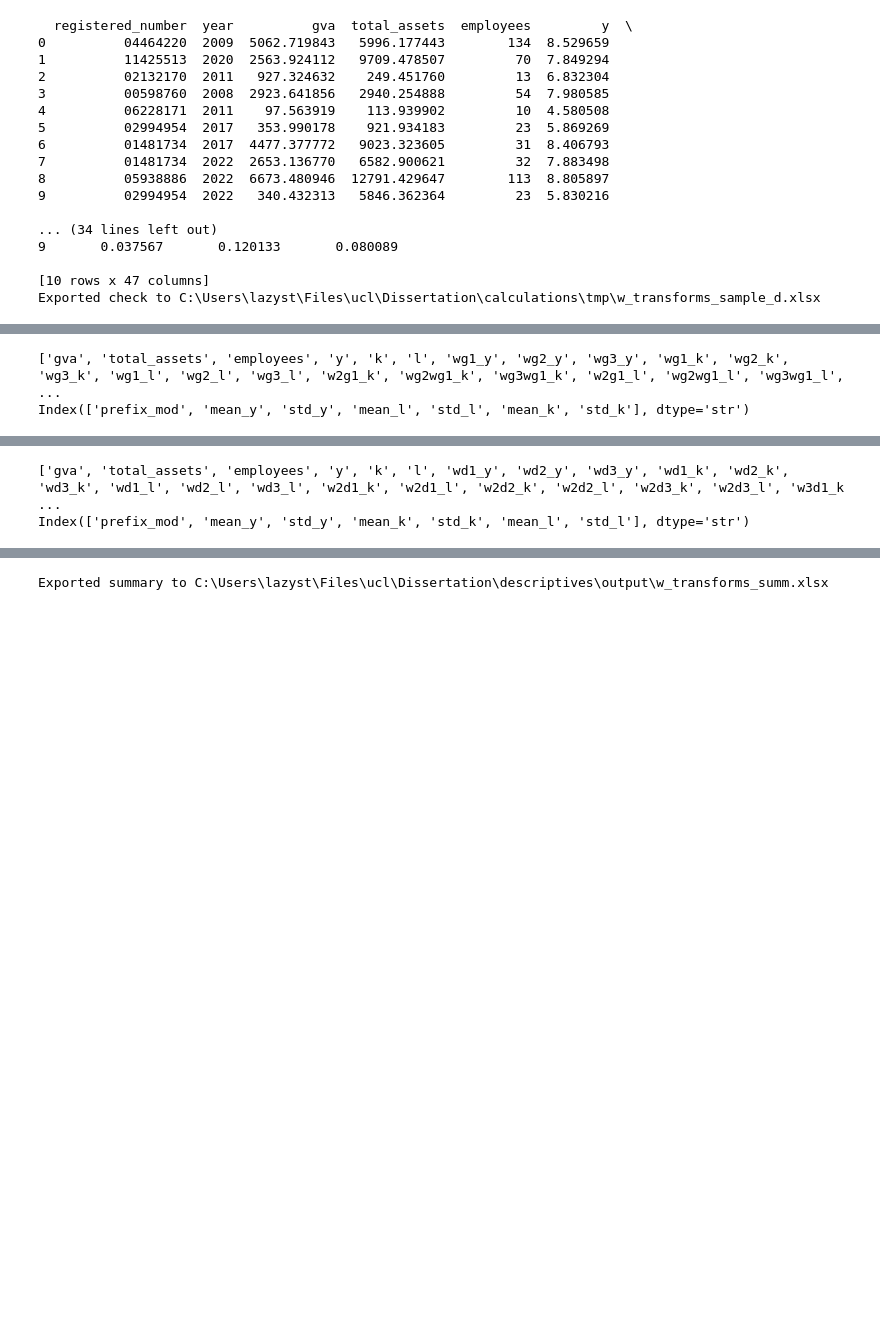
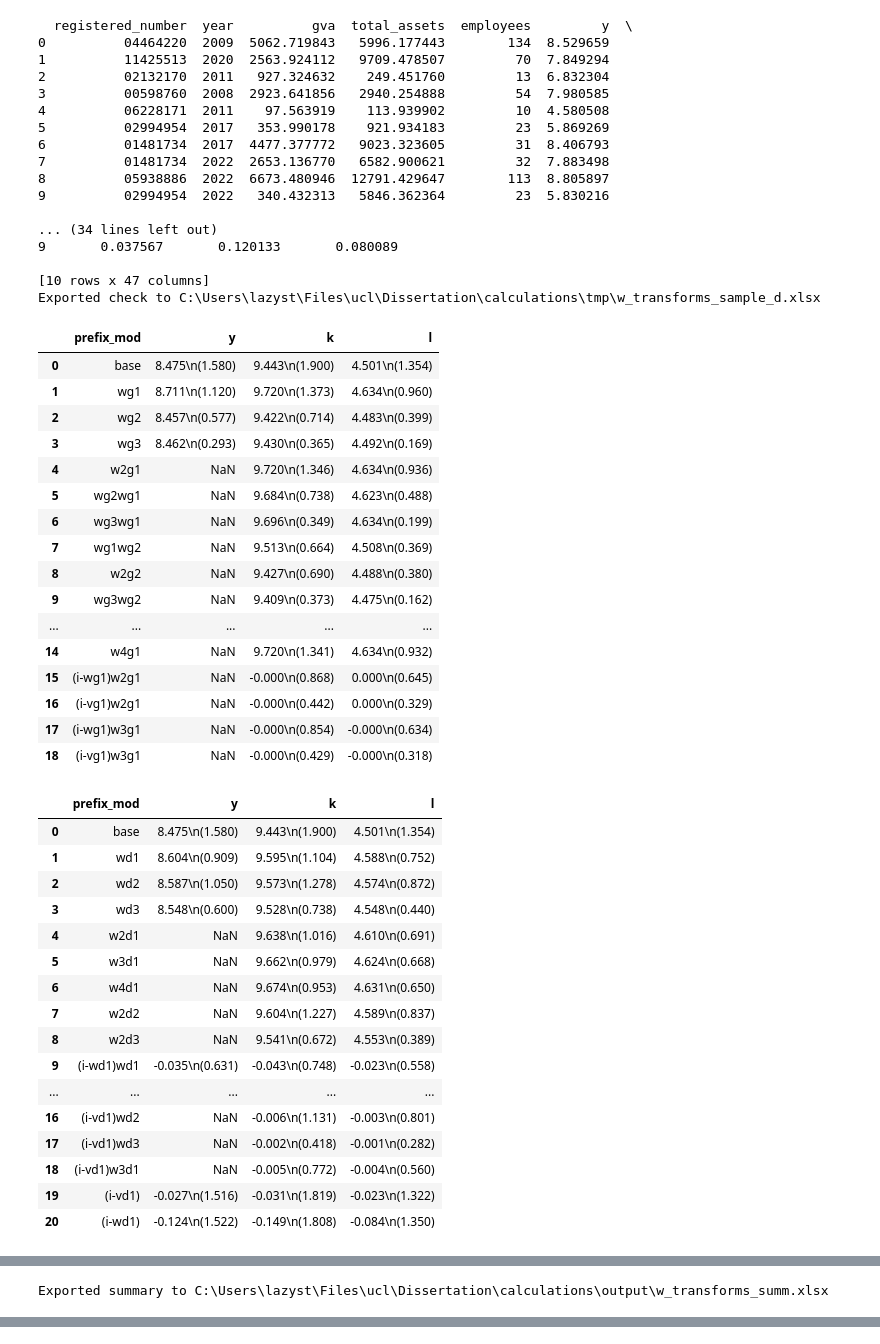
Before and after one commit to aloysiuslip/ucl-diss-ECON0079, a Jupyter notebook: calculations/src/main_5_w_transforms.ipynb, the cells around one changed output, grey strips where cells are left out. Saved outputs shown, nothing was run; the diff lists cells and outputs as text; code cells hidden in the pictures; blank space fills up the shorter version.

Commit message:
Transformed network FE and no zero distance groups

```diff
--- a/calculations/src/main_5_w_transforms.ipynb
+++ b/calculations/src/main_5_w_transforms.ipynb
@@ -122,7 +122,12 @@ wd_sets = [
     {
         "description": "Local transforms for w2d1",
         "variables": [
+            "y", "k", "l",
+            "wd1_y", "wd1_k", "wd1_l",
             "w2d1_k", "w2d1_l",
+            "wd2_k", "wd2_l",
+            "w2d1_k", "w2d1_l",
+            "wd3_k", "wd3_l",
             "w3d1_k", "w3d1_l"
         ],
         "type": "n",
@@ -136,7 +141,12 @@ wd_sets = [
     {
         "description": "Global transforms for w2d1",
         "variables": [
+            "y", "k", "l",
+            "wd1_y", "wd1_k", "wd1_l",
             "w2d1_k", "w2d1_l",
+            "wd2_k", "wd2_l",
+            "w2d1_k", "w2d1_l",
+            "wd3_k", "wd3_l",
             "w3d1_k", "w3d1_l"
         ],
         "type": "n",
@@ -640,19 +680,17 @@ from utils.f_0_dirs import get_data_dirs
 dirs = get_data_dirs(segment="calculations")
 con = ibis.duckdb.connect(dirs.db_path)
 
+out_file = dirs.output_dir / "w_transforms_summ.xlsx"
 g_name = "working_yearly_g"
 n_name = "working_yearly_n"
-
+no_name = "working_yearly_no"
 
 with pd.ExcelWriter(out_file, engine="openpyxl") as writer:
-    for table_name in [g_name, n_name]:
-        # if table_name == n_name:
-        #     continue
+    for table_name in [g_name, n_name, no_name]:
 
         this_table = con.table(table_name)
 
         use_columns = [col for col in this_table.columns if col not in ["registered_number", "year", "pc8", "pc4", "ttwa"]]
-        print(use_columns)
 
         t_summary = (
             this_table
@@ -692,27 +730,12 @@ with pd.ExcelWriter(out_file, engine="openpyxl") as writer:
                 suffix=_.variable.split("_")[-1]
             )
         )
-        # df_summary = (
-        #     t_summary
-        #     .order_by("suffix")
-        #     .execute()
-        # )
-        # display(df_summary.style.format({
-        #     "mean": "{:,.0f}",
-        #     "median": "{:,.0f}",
-        #     "std": "{:,.0f}",
-        #     "max": "{:,.0f}",
-        #     "min": "{:,.0f}",
-        #     "max_percent_mean": "{:.1%}",
-        #     "min_percent_mean": "{:.1%}"
-        # }))
 
         # Display in dataframe
         # take every t_column, separate by _ the suffix will be the new column of our dataframe
         # the prefix will be our row of our dataframe.
         # For every cell in our dataframe, insert the t_column's mean and standard deviation in that column
         # As a string, joined by (\n), the standard deviation should be in brackets underneath
-
         t_display = (
             t_summary
             .select("mean", "std", "prefix", "suffix")
@@ -726,33 +749,67 @@ with pd.ExcelWriter(out_file, engine="openpyxl") as writer:
             )
         )
         df_display = t_display.execute()
-        print(df_display.columns)
         # Format mean and std pairs into a combined string per column
         for val in ["y", "k", "l"]:
             mean_col = f"mean_{val}"
             std_col = f"std_{val}"
             if mean_col in df_display.columns and std_col in df_display.columns:
                 df_display[val] = [
                     f"{m:,.3f}\n({s:,.3f})" if pd.notnull(m) and pd.notnull(s) else None
                     for m, s in zip(df_display[mean_col], df_display[std_col])
                 ]
                 df_display = df_display.drop(columns=[mean_col, std_col])
         # Sort the dataframe by prefix_mod, according to the index
         # of which transform it is in the transform_tree.
         sort_key = table_name.split("_")[-1]
+        if sort_key == "no":
+            sort_key = "n"
         sort_list = [t["out_col"].split("_")[0] for t in transform_tree[sort_key]]
         sort_list_unique = list(dict.fromkeys(sort_list))
         sort_list_unique.insert(0, "base")
         sort_order = {t: i for i, t in enumerate(sort_list_unique)}
         df_sorted = (
             df_display
             .sort_values(by="prefix_mod", key=lambda x: x.map(sort_order), ignore_index=True)
         )
         display(df_sorted)
 
         # Write as a tab to excel file
         desc_dirs = get_data_dirs(segment="descriptives")
-        out_file = desc_dirs.output_dir / f"w_transforms_summ.xlsx"
         df_sorted.to_excel(writer, sheet_name=table_name, index=False)
 print(f"Exported summary to {out_file}")
 # %% [output]
+|  | prefix_mod | y | k | l |
+| 0 | base | 8.475\n(1.580) | 9.443\n(1.900) | 4.501\n(1.354) |
+| 1 | wg1 | 8.711\n(1.120) | 9.720\n(1.373) | 4.634\n(0.960) |
+| 2 | wg2 | 8.457\n(0.577) | 9.422\n(0.714) | 4.483\n(0.399) |
+| 3 | wg3 | 8.462\n(0.293) | 9.430\n(0.365) | 4.492\n(0.169) |
+| 4 | w2g1 | NaN | 9.720\n(1.346) | 4.634\n(0.936) |
+| 5 | wg2wg1 | NaN | 9.684\n(0.738) | 4.623\n(0.488) |
+| 6 | wg3wg1 | NaN | 9.696\n(0.349) | 4.634\n(0.199) |
+| 7 | wg1wg2 | NaN | 9.513\n(0.664) | 4.508\n(0.369) |
+| 8 | w2g2 | NaN | 9.427\n(0.690) | 4.488\n(0.380) |
+| 9 | wg3wg2 | NaN | 9.409\n(0.373) | 4.475\n(0.162) |
+| ... | ... | ... | ... | ... |
+| 14 | w4g1 | NaN | 9.720\n(1.341) | 4.634\n(0.932) |
+| 15 | (i-wg1)w2g1 | NaN | -0.000\n(0.868) | 0.000\n(0.645) |
+| 16 | (i-vg1)w2g1 | NaN | -0.000\n(0.442) | 0.000\n(0.329) |
+| 17 | (i-wg1)w3g1 | NaN | -0.000\n(0.854) | -0.000\n(0.634) |
+| 18 | (i-vg1)w3g1 | NaN | -0.000\n(0.429) | -0.000\n(0.318) |
+|  | prefix_mod | y | k | l |
+| 0 | base | 8.475\n(1.580) | 9.443\n(1.900) | 4.501\n(1.354) |
+| 1 | wd1 | 8.604\n(0.909) | 9.595\n(1.104) | 4.588\n(0.752) |
+| 2 | wd2 | 8.587\n(1.050) | 9.573\n(1.278) | 4.574\n(0.872) |
+| 3 | wd3 | 8.548\n(0.600) | 9.528\n(0.738) | 4.548\n(0.440) |
+| 4 | w2d1 | NaN | 9.638\n(1.016) | 4.610\n(0.691) |
+| 5 | w3d1 | NaN | 9.662\n(0.979) | 4.624\n(0.668) |
+| 6 | w4d1 | NaN | 9.674\n(0.953) | 4.631\n(0.650) |
+| 7 | w2d2 | NaN | 9.604\n(1.227) | 4.589\n(0.837) |
+| 8 | w2d3 | NaN | 9.541\n(0.672) | 4.553\n(0.389) |
+| 9 | (i-wd1)wd1 | -0.035\n(0.631) | -0.043\n(0.748) | -0.023\n(0.558) |
+| ... | ... | ... | ... | ... |
+| 16 | (i-vd1)wd2 | NaN | -0.006\n(1.131) | -0.003\n(0.801) |
+| 17 | (i-vd1)wd3 | NaN | -0.002\n(0.418) | -0.001\n(0.282) |
+| 18 | (i-vd1)w3d1 | NaN | -0.005\n(0.772) | -0.004\n(0.560) |
+| 19 | (i-vd1) | -0.027\n(1.516) | -0.031\n(1.819) | -0.023\n(1.322) |
+| 20 | (i-wd1) | -0.124\n(1.522) | -0.149\n(1.808) | -0.084\n(1.350) |
@@ -759,2 +833 @@ print(f"Exported summary to {out_file}")
-['gva', 'total_assets', 'employees', 'y', 'k', 'l', 'wg1_y', 'wg2_y', 'wg3_y', 'wg1_k', 'wg2_k', 'wg3_k', 'wg1_l', 'wg2_l', 'wg3_l', 'w2g1_k', 'wg2wg1_k', 'wg3wg1_k', 'w2g1_l', 'wg2wg1_l', 'wg3wg1_l', ...
-Index(['prefix_mod', 'mean_y', 'std_y', 'mean_l', 'std_l', 'mean_k', 'std_k'], dtype='str')
+Exported summary to C:\Users\lazyst\Files\ucl\Dissertation\calculations\output\w_transforms_summ.xlsx
@@ -778,2 +833,0 @@ Index(['prefix_mod', 'mean_y', 'std_y', 'mean_l', 'std_l', 'mean_k', 'std_k'], d
-['gva', 'total_assets', 'employees', 'y', 'k', 'l', 'wd1_y', 'wd2_y', 'wd3_y', 'wd1_k', 'wd2_k', 'wd3_k', 'wd1_l', 'wd2_l', 'wd3_l', 'w2d1_k', 'w2d1_l', 'w2d2_k', 'w2d2_l', 'w2d3_k', 'w2d3_l', 'w3d1_k ...
-Index(['prefix_mod', 'mean_y', 'std_y', 'mean_k', 'std_k', 'mean_l', 'std_l'], dtype='str')
@@ -794 +833,0 @@ Index(['prefix_mod', 'mean_y', 'std_y', 'mean_k', 'std_k', 'mean_l', 'std_l'], d
-Exported summary to C:\Users\lazyst\Files\ucl\Dissertation\descriptives\output\w_transforms_summ.xlsx
```
Also changed, not shown: parts of 7 cells of this notebook, 9 other files.
